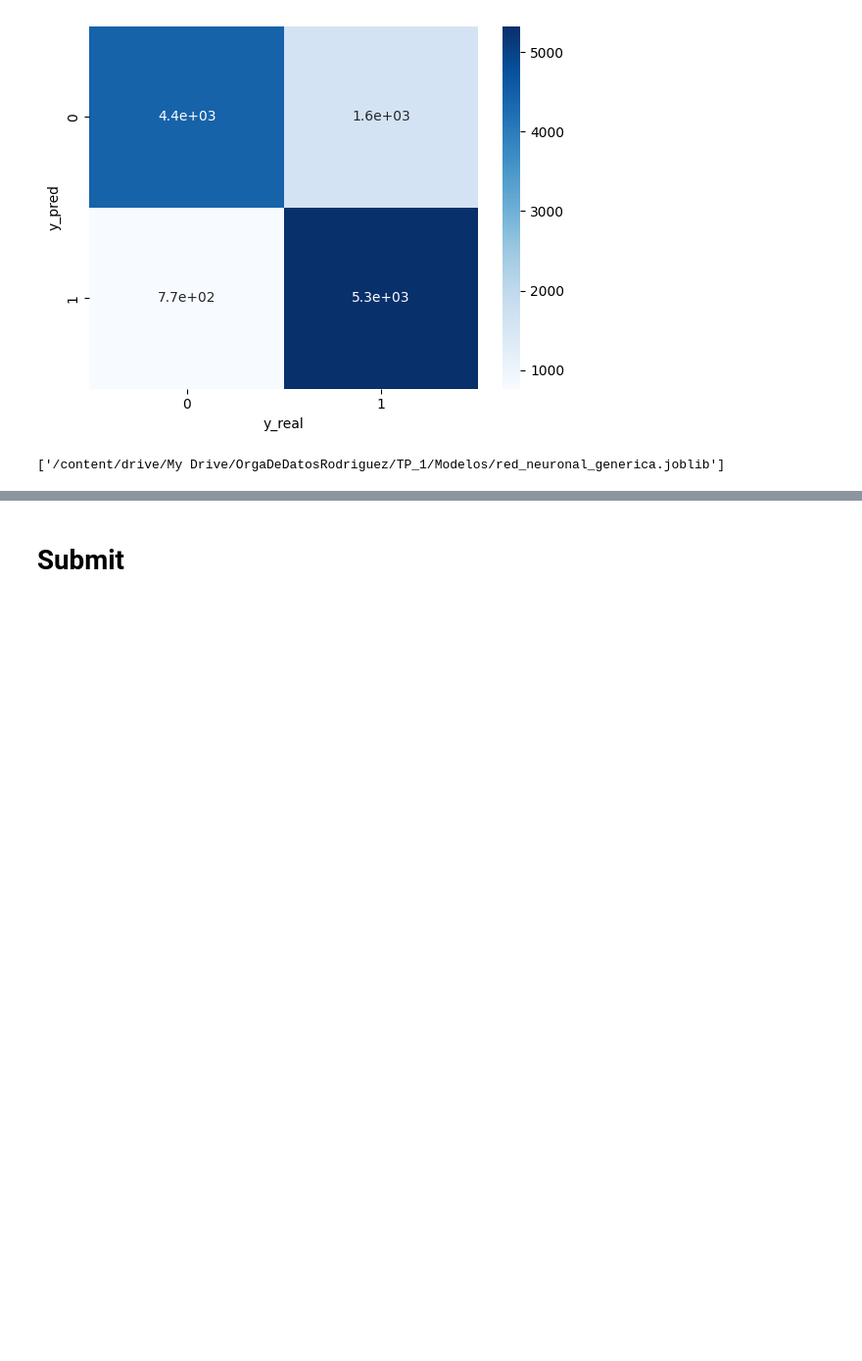
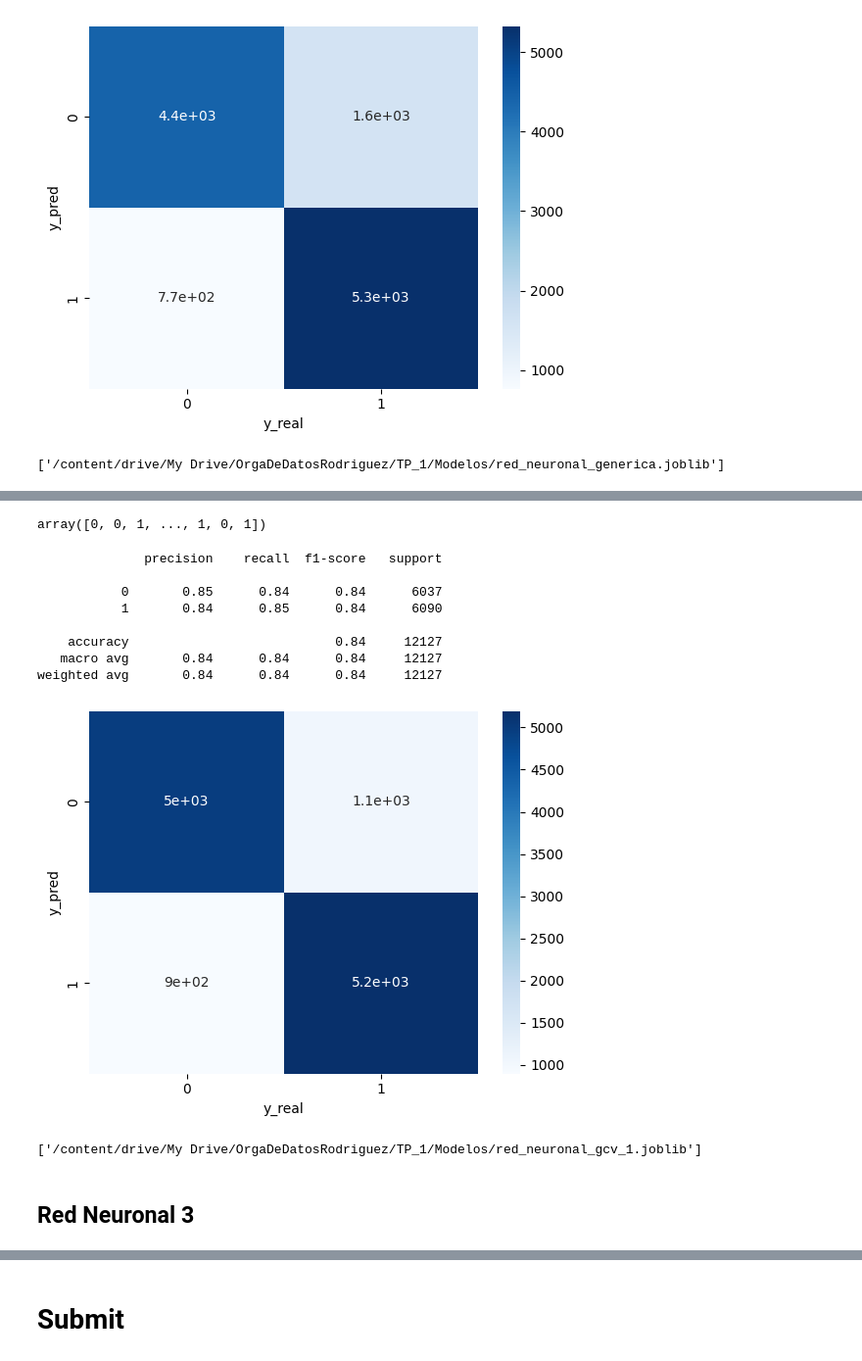
Before and after one commit to Saibot19/7506R-1C2023-GRUPO21, a Jupyter notebook: 7506R_TP1_GRUPO21_CHP4_ENTREGA.ipynb, the cells around one changed output, grey strips where cells are left out. Shown at 98% size. Drawn from its saved outputs; the diff is of its cells as text; code cells hidden in the pictures; blank space fills up the shorter version.

```diff
--- a/7506R_TP1_GRUPO21_CHP4_ENTREGA.ipynb
+++ b/7506R_TP1_GRUPO21_CHP4_ENTREGA.ipynb
@@ -272,14 +254,16 @@ from keras.wrappers.scikit_learn import KerasClassifier
 
 def create_model():
     modelo= keras.Sequential([
-    keras.layers.Dense(2,input_shape=(d_in,), activation='relu',kernel_initializer='uniform'),
-    keras.layers.Dense(cant_clases, activation='softmax')])
+    keras.layers.Dense(64,input_shape=(d_in,), activation='relu'),
+    keras.layers.Dense(32, activation='relu'),
+    keras.layers.Dense(16, activation='relu'),
+    keras.layers.Dense(1, activation='sigmoid')])
 
     modelo.compile(
-      optimizer=keras.optimizers.SGD(learning_rate=0.01),
-      loss='categorical_crossentropy',
+      optimizer="adam",
+      loss='binary_crossentropy',
       # metricas para ir calculando en cada iteracion o batch
-      metrics=['AUC'],
+      metrics=['accuracy'],
     )
 
     return modelo
@@ -289,12 +273,13 @@ modelo_cv = KerasClassifier(build_fn=create_model)
 from sklearn.model_selection import GridSearchCV
 
 param_grid = {
-    'epochs': [50, 100, 150],
-    'batch_size' : [5, 10, 20]
+    'epochs': [100],
+    'batch_size' : [10, 50,100,200],
+    'callbacks' : [tf.keras.callbacks.EarlyStopping("accuracy",patience=5)]
 }
 
 print(param_grid)
 
 grid = GridSearchCV(estimator=modelo_cv, param_grid=param_grid)
-grid_result = grid.fit(x_train_transform, y_train_encoder)
+grid_result = grid.fit(x_train_transform, y_train)
 # %% [output]
@@ -347,2 +307,2 @@ print("Mejor modelo: %f %s" % (grid_result.best_score_, grid_result.best_params_
 # %%
-y_predic_iris_cv =grid.predict(x_test_transform)
+y_pred_cv = grid.predict(x_test_transform)
@@ -349,8 +311,30 @@ y_predic_iris_cv =grid.predict(x_test_transform)
+# %%
+y_pred_cv
+# %% [output]
+array([0, 0, 1, ..., 1, 0, 1])
 # %%
-ds_validacion_iris=pd.DataFrame(y_predic_iris_cv,y_test).reset_index()
-ds_validacion_iris.columns=['y_pred','y_real']
+y_predic_cat_cv = np.where(y_predic_ej1>0.5,1,0)
 
-tabla_iris=pd.crosstab(ds_validacion_iris.y_pred, ds_validacion_iris.y_real)
+ds_validation=pd.DataFrame(y_predic_cat_cv,y_test).reset_index()
+ds_validation.columns=['y_pred','y_real']
+
+tabla_iris=pd.crosstab(ds_validation.y_pred, ds_validation.y_real)
 grf=sns.heatmap(tabla_iris,annot=True, cmap = 'Blues')
-metricas()
+metricas(y_pred_cv,y_test)
 plt.show()
+# %% [output]
+              precision    recall  f1-score   support
+
+           0       0.85      0.84      0.84      6037
+           1       0.84      0.85      0.84      6090
+
+    accuracy                           0.84     12127
+   macro avg       0.84      0.84      0.84     12127
+weighted avg       0.84      0.84      0.84     12127
+[figure, added]
+# %%
+joblib.dump(grid, "/content/drive/My Drive/OrgaDeDatosRodriguez/TP_1/Modelos/red_neuronal_gcv_1.joblib")
+# %% [output]
+['/content/drive/My Drive/OrgaDeDatosRodriguez/TP_1/Modelos/red_neuronal_gcv_1.joblib']
+# %% [markdown]
+## Red Neuronal 3
```
Also changed, not shown: parts of 42 cells of this notebook.
